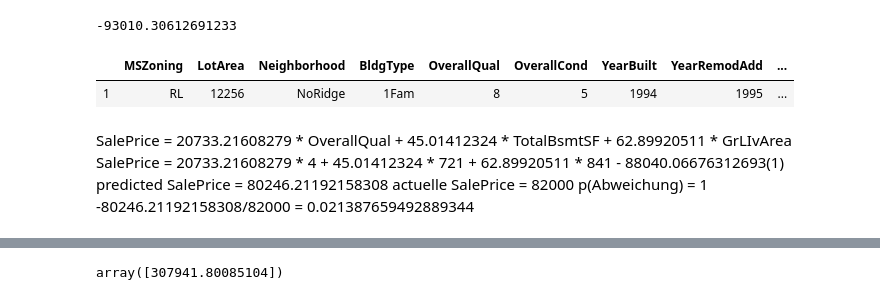
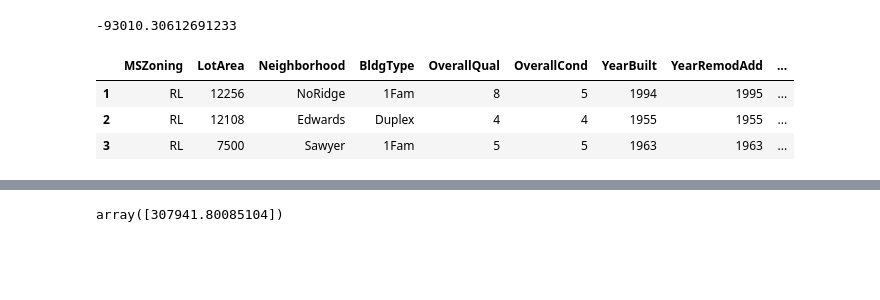
Before and after one commit to Tachmeton/Data-Science---Hausanalyse, a Jupyter notebook: Codebase.ipynb, the cells around one changed output, grey strips where cells are left out. Saved outputs shown, nothing was run; the diff lists cells and outputs as text; code cells hidden in the pictures; blank space fills up the shorter version.

```diff
--- a/Codebase.ipynb
+++ b/Codebase.ipynb
@@ -552,13 +501,9 @@ clf.intercept_
 # %% [output]
 -93010.30612691233
 # %%
-data[1:2] #vvlt lieber dataP also data Prepared nehmen (weniger Spalten)
+data[1:4] #vvlt lieber dataP also data Prepared nehmen (weniger Spalten)
 # %% [output]
 |  | MSZoning | LotArea | Neighborhood | BldgType | OverallQual | OverallCond | YearBuilt | YearRemodAdd | ... |
 | 1 | RL | 12256 | NoRidge | 1Fam | 8 | 5 | 1994 | 1995 | ... |
+| 2 | RL | 12108 | Edwards | Duplex | 4 | 4 | 1955 | 1955 | ... |
+| 3 | RL | 7500 | Sawyer | 1Fam | 5 | 5 | 1963 | 1963 | ... |
-# %% [markdown]
-SalePrice = 20733.21608279 * OverallQual + 45.01412324 * TotalBsmtSF +  62.89920511 * GrLIvArea
-SalePrice = 20733.21608279 * 4 + 45.01412324 * 721 +   62.89920511 * 841 - 88040.06676312693(1)
-predicted SalePrice =  80246.21192158308
-actuelle SalePrice =  82000
-p(Abweichung) =  1 -80246.21192158308/82000 = 0.021387659492889344
```
Also changed, not shown: parts of 43 cells of this notebook.
